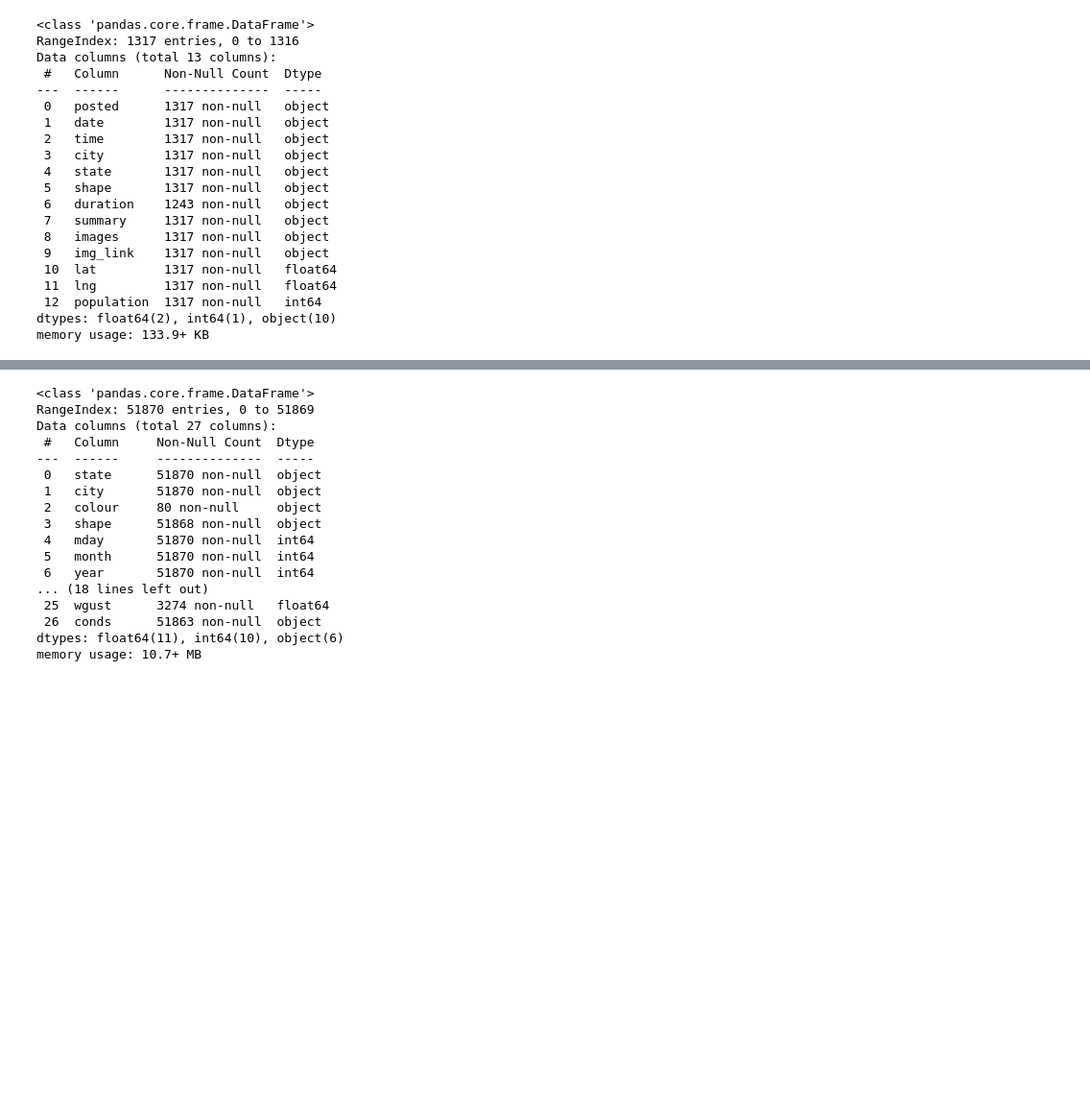
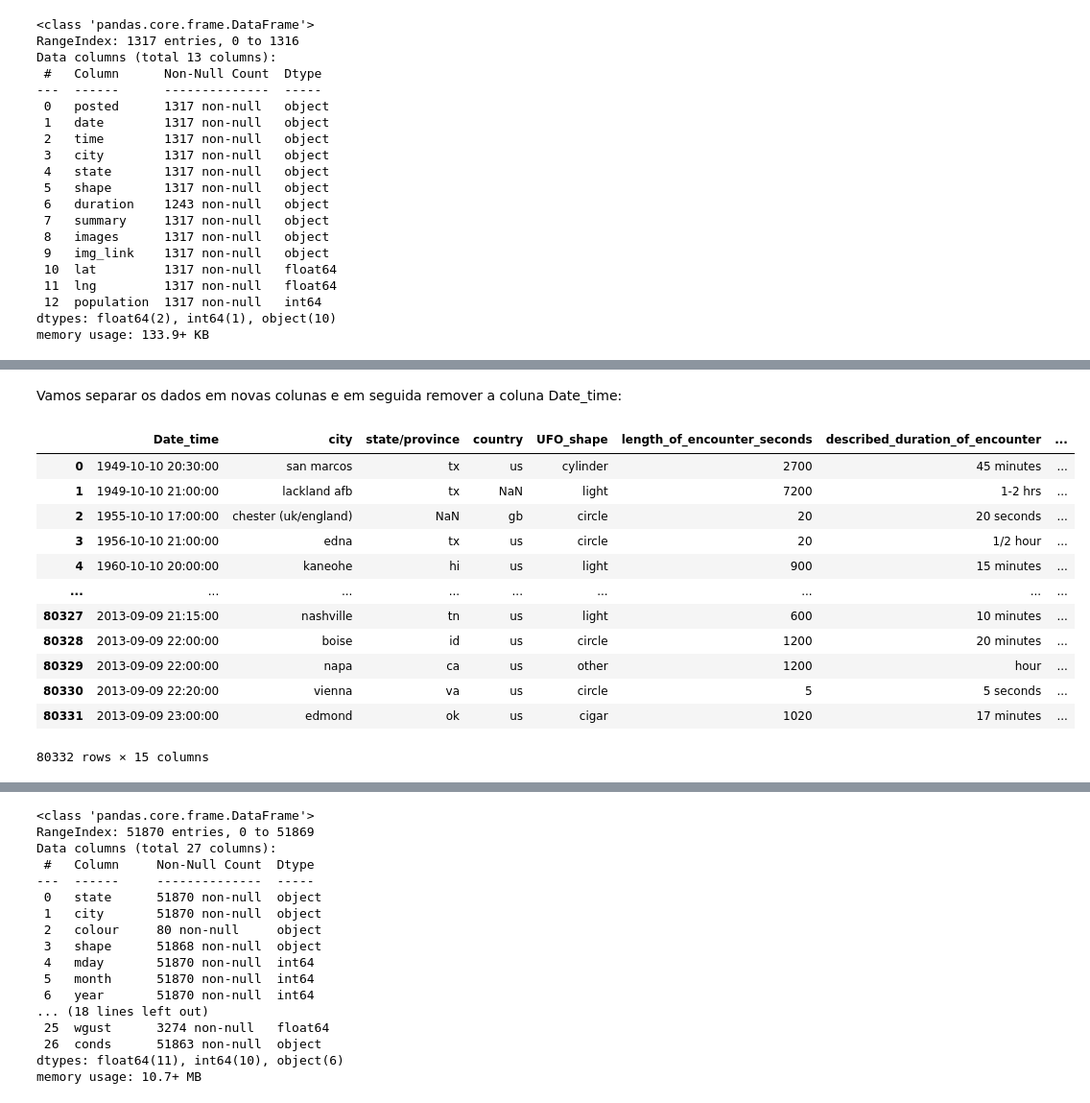
Before and after one commit to Simplicio-b/ufo-data-analytic, a Jupyter notebook: ProjetoInicio.ipynb, the cells around one changed output, grey strips where cells are left out. Shown at 96% size. Drawn from its saved outputs; the diff is of its cells as text; code cells hidden in the pictures; blank space fills up the shorter version.

```diff
--- a/ProjetoInicio.ipynb
+++ b/ProjetoInicio.ipynb
@@ -117,0 +143,26 @@ memory usage: 6.7+ MB
+# %% [markdown]
+Vamos separar os dados em novas colunas e em seguida remover a coluna Date_time:
+# %%
+df2['year']=df2['Date_time'].dt.year
+# %%
+df2['month']=df2['Date_time'].dt.month
+# %%
+df2['day']=df2['Date_time'].dt.day
+# %%
+df2['hour']=df2['Date_time'].dt.hour
+# %%
+df2
+# %% [output]
+|  | Date_time | city | state/province | country | UFO_shape | length_of_encounter_seconds | described_duration_of_encounter | ... |
+| 0 | 1949-10-10 20:30:00 | san marcos | tx | us | cylinder | 2700 | 45 minutes | ... |
+| 1 | 1949-10-10 21:00:00 | lackland afb | tx | NaN | light | 7200 | 1-2 hrs | ... |
+| 2 | 1955-10-10 17:00:00 | chester (uk/england) | NaN | gb | circle | 20 | 20 seconds | ... |
+| 3 | 1956-10-10 21:00:00 | edna | tx | us | circle | 20 | 1/2 hour | ... |
+| 4 | 1960-10-10 20:00:00 | kaneohe | hi | us | light | 900 | 15 minutes | ... |
+| ... | ... | ... | ... | ... | ... | ... | ... | ... |
+| 80327 | 2013-09-09 21:15:00 | nashville | tn | us | light | 600 | 10 minutes | ... |
+| 80328 | 2013-09-09 22:00:00 | boise | id | us | circle | 1200 | 20 minutes | ... |
+| 80329 | 2013-09-09 22:00:00 | napa | ca | us | other | 1200 | hour | ... |
+| 80330 | 2013-09-09 22:20:00 | vienna | va | us | circle | 5 | 5 seconds | ... |
+| 80331 | 2013-09-09 23:00:00 | edmond | ok | us | cigar | 1020 | 17 minutes | ... |
+80332 rows × 15 columns
```
Also changed, not shown: parts of 49 cells of this notebook, 6 other files.
